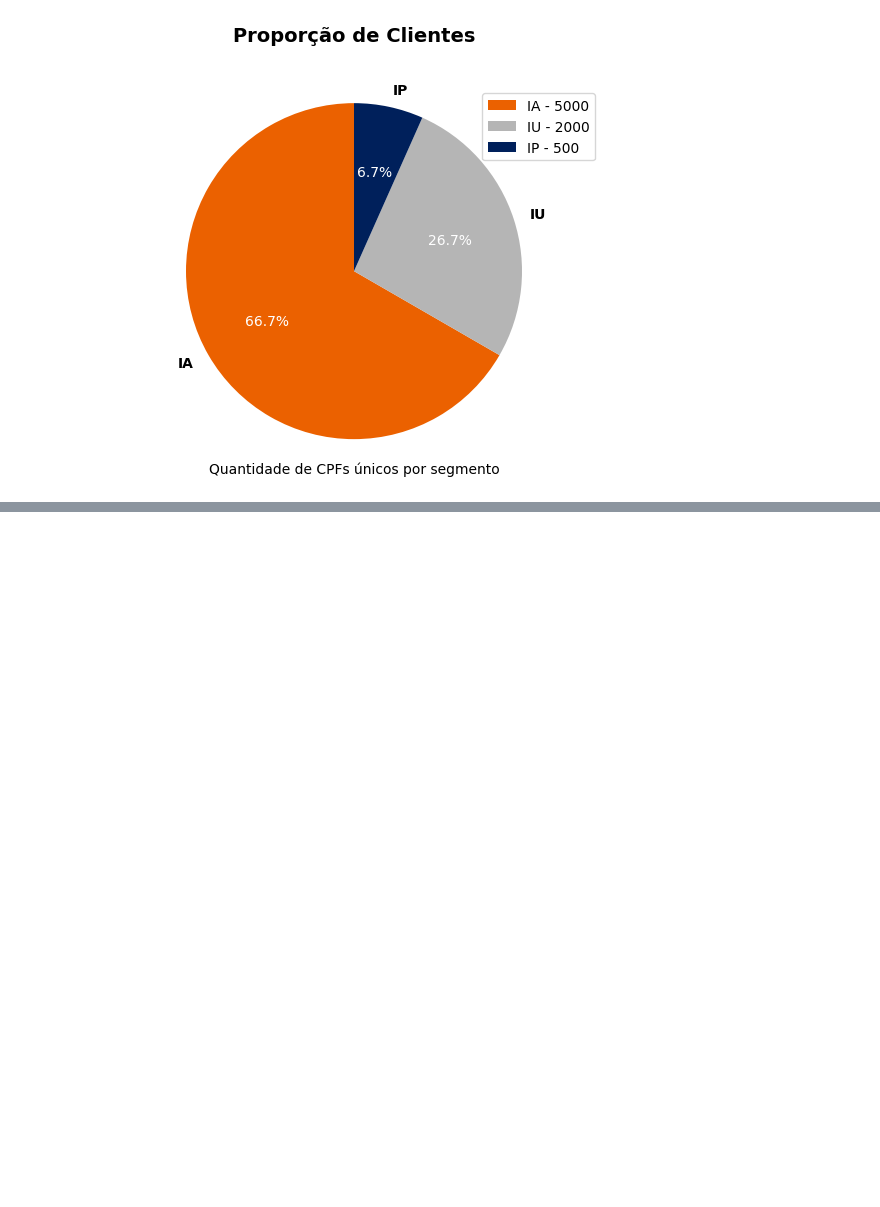
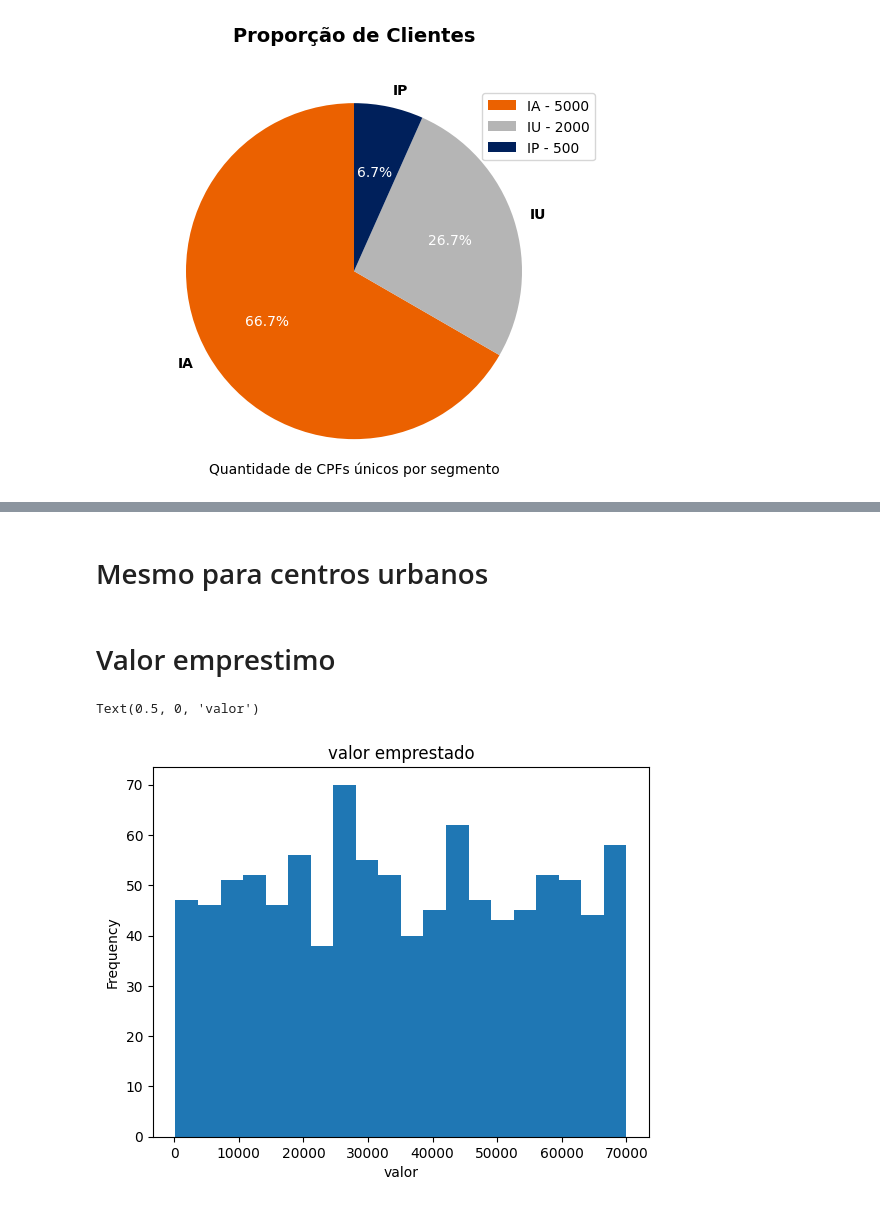
Before and after one commit to LeandroCoelhos/estudos_datascience, a Jupyter notebook: Limpeza_dataset.ipynb, the cells around one changed output, grey strips where cells are left out. Cells and saved outputs as stored; diff of their text form; code cells hidden in the pictures; blank space fills up the shorter version.

```diff
--- a/Limpeza_dataset.ipynb
+++ b/Limpeza_dataset.ipynb
@@ -1037,0 +1118,12 @@ Faixa 53441.0-70976.0 percentile: 250 salários
+# %% [markdown]
+# Mesmo para centros urbanos
+# %% [markdown]
+# Valor emprestimo
+# %%
+ax = df['emprestimo'].plot(kind='hist',
+                          bins=20,
+                          title='valor emprestado')
+ax.set_xlabel('valor')
+# %% [output]
+Text(0.5, 0, 'valor')
+[figure, added]
```
Also changed, not shown: parts of 16 cells of this notebook.
